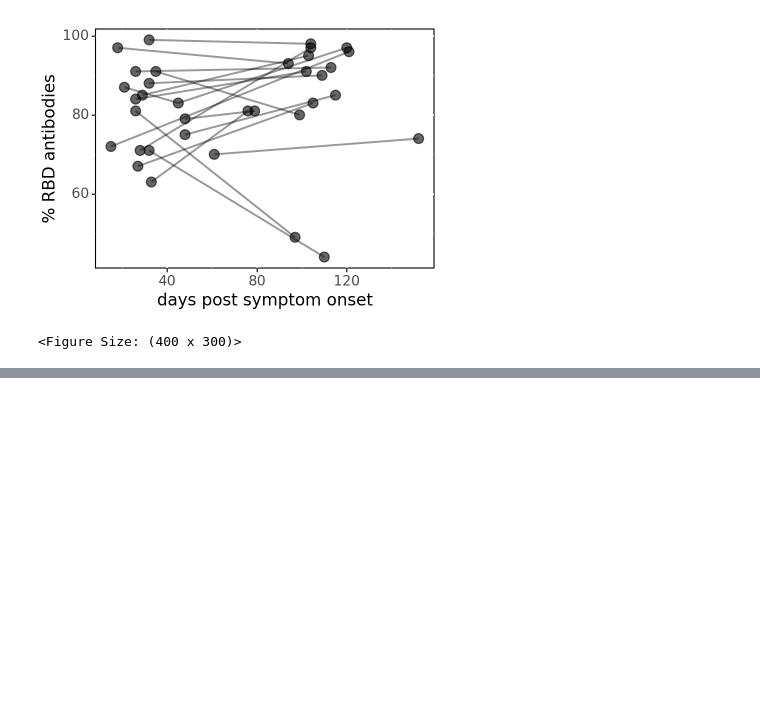
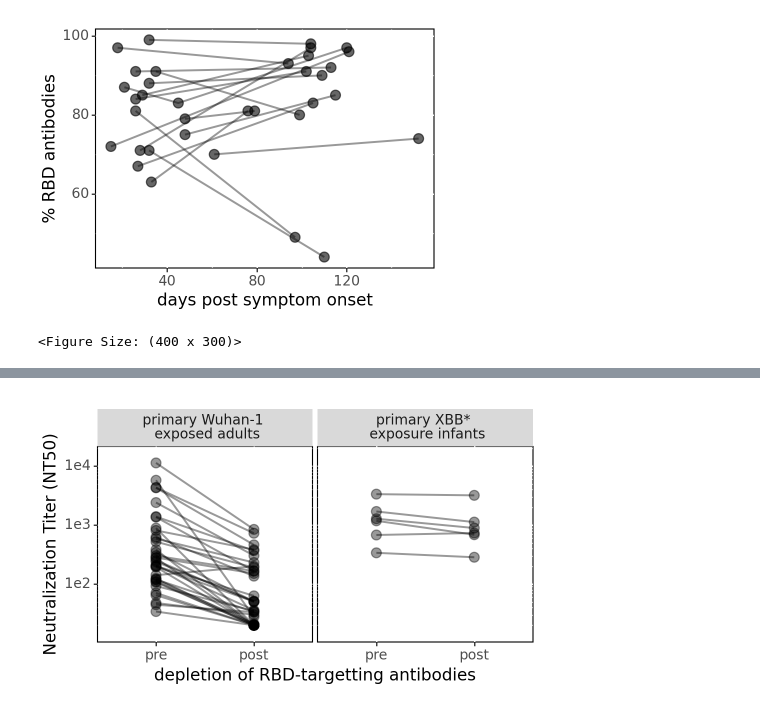
Before and after one commit to dms-vep/SARS-CoV-2_XBB.1.5_spike_DMS_infant_sera, a Jupyter notebook: validation_notebooks/depletion_neuts.ipynb, the cells around one changed output, grey strips where cells are left out. Cells and saved outputs as stored; diff of their text form; code cells hidden in the pictures; blank space fills up the shorter version.

```diff
--- a/validation_notebooks/depletion_neuts.ipynb
+++ b/validation_notebooks/depletion_neuts.ipynb
@@ -247,0 +318,37 @@ RBD_percent_greaney_30d
+# %%
+melted_df['group_label'] = 'primary Wuhan-1 \n exposed adults'
+# %%
+infants = fitparams.loc[fitparams['group_label'] == 'primary XBB* \n exposure infants']
+infants['sample'] = infants['serum']
+# %%
+df = pd.concat([infants, melted_df],ignore_index = True)
+# %%
+AG_BD_compare = (ggplot(df, aes(x='depletion', y='NT50', group='sample')) +
+              geom_point(size=3.5, alpha = 0.4) +
+              geom_line(size=.8, alpha = 0.4) +
+              theme(
+                   figure_size=(5,3),
+                   axis_text=element_text(size=10),
+                   axis_text_x=element_text(size=10),
+                   legend_text=element_text(size=10),
+                   axis_title_x=element_text(size=12),
+                   axis_title_y=element_text(size=12),
+                   strip_text=element_text(size=10),
+                   panel_background=element_rect(fill='white'),
+                   plot_background=element_rect(fill='white'),
+                  panel_border=element_line(color='black', size=.8)
+                  ) +
+              scale_y_log10(expand=(0.03, .2)) +
+              ylab('Neutralization Titer (NT50)') +
+              xlab('depletion of RBD-targetting antibodies') +
+              scale_color_manual(values=CBPALETTE[1:])+
+              scale_x_discrete(limits=['pre', 'post']) +
+              facet_wrap('~group_label', ncol=4)
+               )
+
+
+AG_BD_compare.save("results/NT50s_adult_wu1_infant_XBB.svg", format="svg")
+AG_BD_compare.save("results/NT50s_adult_wu1_infant_XBB.png", format="png", dpi=300)
+AG_BD_compare.draw()
+# %% [output]
+[figure, added]
```
Also changed, not shown: parts of 9 cells of this notebook, 13 other files.
